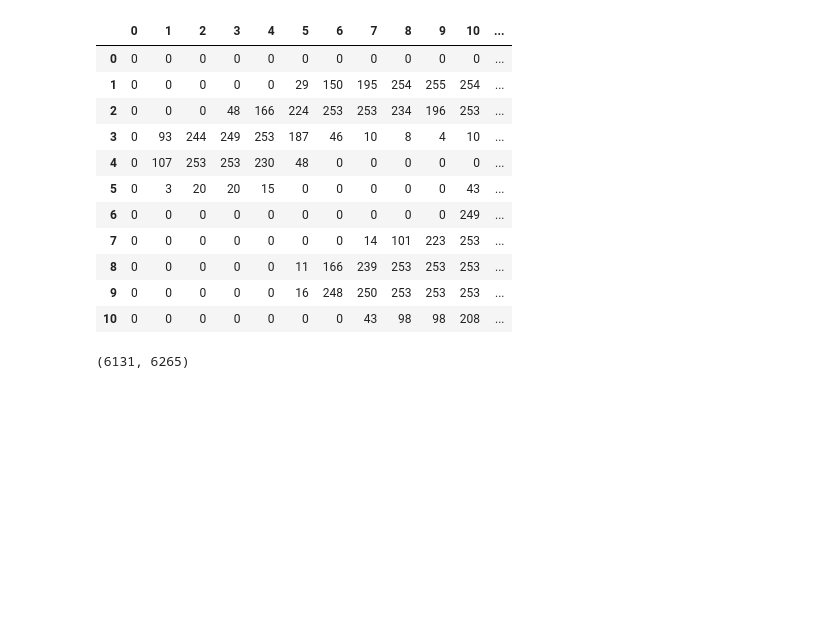
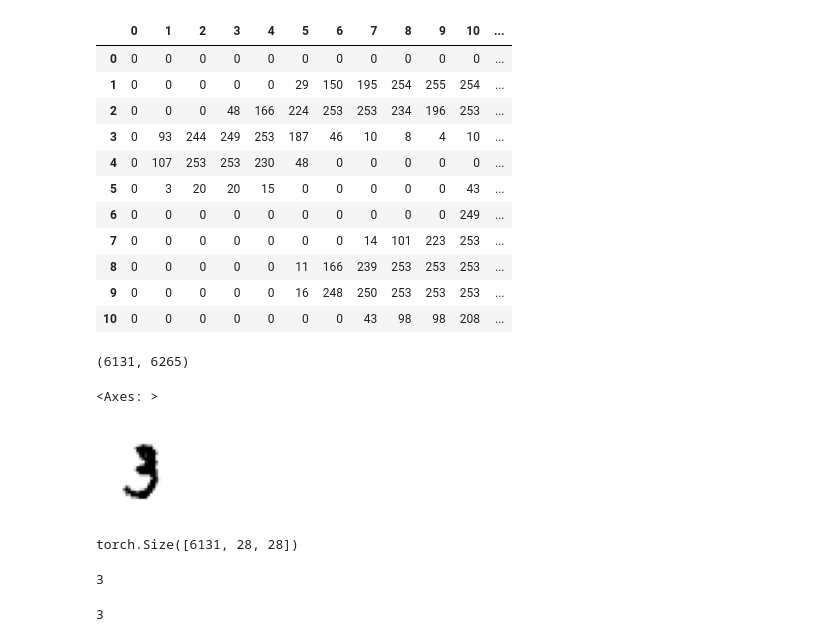
Before and after one commit to light-magician/ml-daily, a Jupyter notebook: code/fastai_book/mnist_basics.ipynb, the cells around one changed output. Drawn from its saved outputs; the diff is of its cells as text; code cells hidden in the pictures; blank space fills up the shorter version.

Commit message:
going back through nn basics

```diff
--- a/code/fastai_book/mnist_basics.ipynb
+++ b/code/fastai_book/mnist_basics.ipynb
@@ -59,3 +58,27 @@ three_tensors = [tensor(Image.open(o)) for o in threes]
 len(three_tensors),len(seven_tensors)
 # %% [output]
 (6131, 6265)
+# %%
+show_image(three_tensors[0])
+# %% [output]
+<Axes: >
+[figure, added]
+# %%
+
+# torch.stach concatenates a sequence of tensors along a new dimension
+stacked_sevens = torch.stack(seven_tensors).float()/255
+stacked_threes = torch.stack(three_tensors).float()/255
+stacked_threes.shape # 6131 images that are 28x28
+# shape is the size of each axis of a tensor
+# %% [output]
+torch.Size([6131, 28, 28])
+# %%
+# the length of a tensors shape is its rank
+len(stacked_threes.shape) # basically the number of dimensions that it has
+# %% [output]
+3
+# %%
+# another way to get a tensor's rank
+stacked_threes.ndim
+# %% [output]
+3
```
Also changed, not shown: parts of 19 cells of this notebook.
